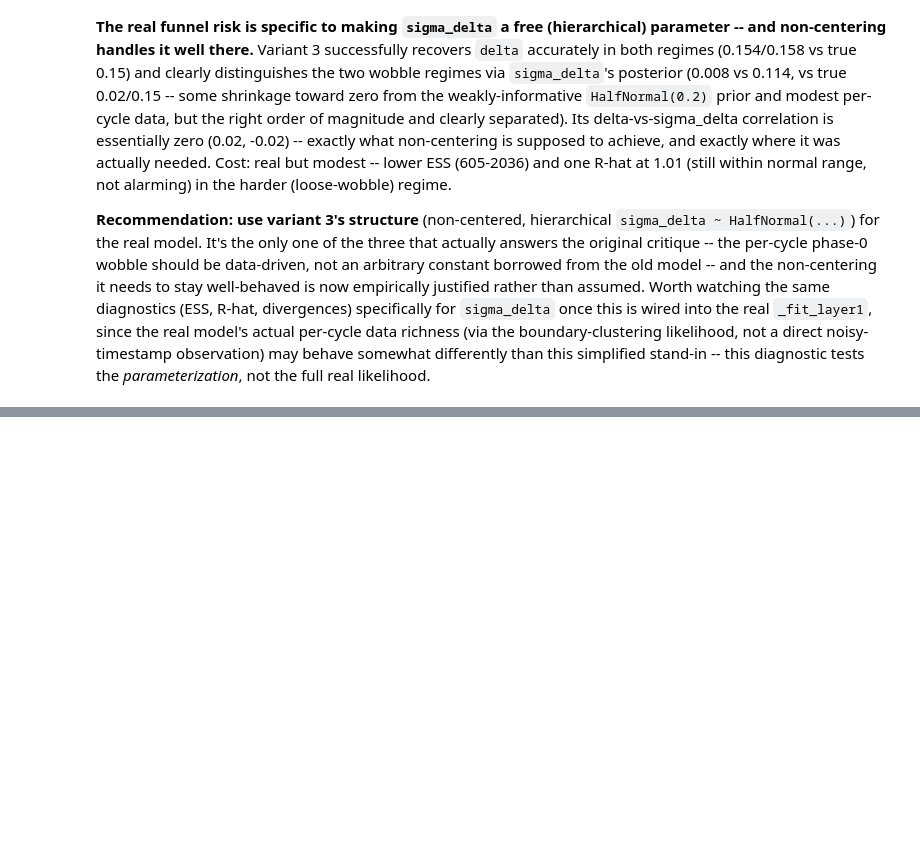
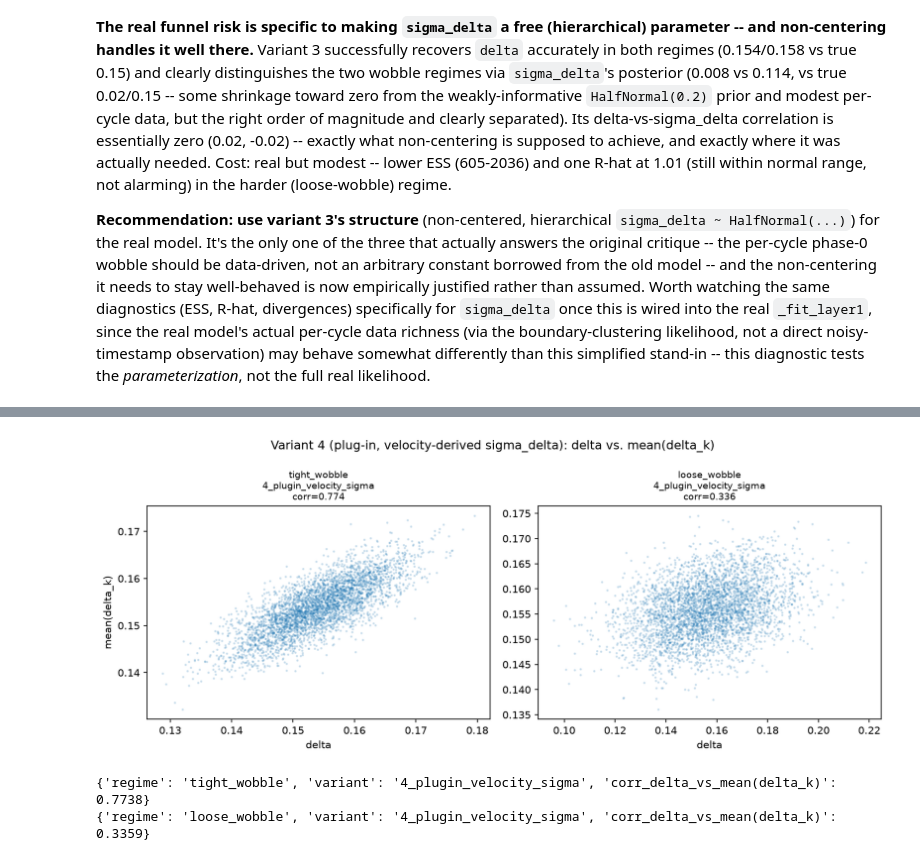
Before and after one commit to Motor-Learning-Lab/phase-coordinates, a Jupyter notebook: notebooks/bayes_tau_delta_funnel_diagnostic.ipynb, the cells around one changed output, grey strips where cells are left out. Drawn from its saved outputs; the diff is of its cells as text; code cells hidden in the pictures; blank space fills up the shorter version.

```diff
--- a/notebooks/bayes_tau_delta_funnel_diagnostic.ipynb
+++ b/notebooks/bayes_tau_delta_funnel_diagnostic.ipynb
@@ -229,0 +314,27 @@ not the full real likelihood.
+# %%
+plugin_rows, plugin_results, estimate_rows = [], {}, []
+for regime in REGIMES:
+    tau_obs, t_grid, y_obs_grid = POSITION_SIM[regime]
+    sigma_delta_hat, delta_hat0, rho_tau_hat, speed_hat = estimate_sigma_delta(tau_obs, t_grid, y_obs_grid)
+    estimate_rows.append({"regime": regime, "sigma_delta_hat": round(sigma_delta_hat, 4),
+                           "sigma_delta_true": REGIMES[regime], "delta_hat0": round(delta_hat0, 4),
+                           "delta_true": DELTA_TRUE, "rho_tau_hat": round(rho_tau_hat, 4),
+                           "speed_hat": round(speed_hat, 4)})
+
+    idata = fit_fixed_plugin(tau_obs, max(sigma_delta_hat, 1e-3))
+    plugin_results[regime] = idata
+    n_div = int(idata.sample_stats["diverging"].sum())
+    summ = az.summary(idata, var_names=["delta", "delta_k"], filter_vars="like")
+    plugin_rows.append({"regime": regime, "variant": "4_plugin_velocity_sigma",
+                         "n_divergences": n_div, "ess_bulk_min": round(float(summ["ess_bulk"].min()), 1),
+                         "rhat_max": round(float(summ["r_hat"].max()), 4),
+                         "delta_post_mean": round(float(idata.posterior["delta"].mean()), 4),
+                         "delta_post_sd": round(float(idata.posterior["delta"].std()), 4),
+                         "delta_true": DELTA_TRUE, "sigma_delta_plugin": round(sigma_delta_hat, 4),
+                         "sigma_delta_true": REGIMES[regime]})
+
+print("=== sigma_delta estimation quality ===")
+print(pd.DataFrame(estimate_rows).to_string(index=False))
+print()
+print("=== variant 4 fit diagnostics ===")
+print(pd.DataFrame(plugin_rows).to_string(index=False))
@@ -229,0 +351,21 @@ not the full real likelihood.
+# %%
+fig, axes = plt.subplots(1, len(REGIMES), figsize=(11, 4.5))
+for j, regime in enumerate(REGIMES):
+    ax = axes[j]
+    idata = plugin_results[regime]
+    delta_samples = idata.posterior["delta"].values.flatten()
+    y = idata.posterior["delta_k"].mean(axis=-1).values.flatten()
+    ax.scatter(delta_samples, y, s=2, alpha=0.15)
+    corr = np.corrcoef(delta_samples, y)[0, 1]
+    ax.set_title(f"{regime}\n4_plugin_velocity_sigma\ncorr={corr:.3f}", fontsize=9)
+    ax.set_xlabel("delta")
+    if j == 0:
+        ax.set_ylabel("mean(delta_k)")
+    print({"regime": regime, "variant": "4_plugin_velocity_sigma", "corr_delta_vs_mean(delta_k)": round(float(corr), 4)})
+fig.suptitle("Variant 4 (plug-in, velocity-derived sigma_delta): delta vs. mean(delta_k)")
+fig.tight_layout()
+plt.show()
+# %% [output]
+[figure, added]
+{'regime': 'tight_wobble', 'variant': '4_plugin_velocity_sigma', 'corr_delta_vs_mean(delta_k)': 0.7738}
+{'regime': 'loose_wobble', 'variant': '4_plugin_velocity_sigma', 'corr_delta_vs_mean(delta_k)': 0.3359}
```
Also changed, not shown: parts of 4 cells of this notebook.
